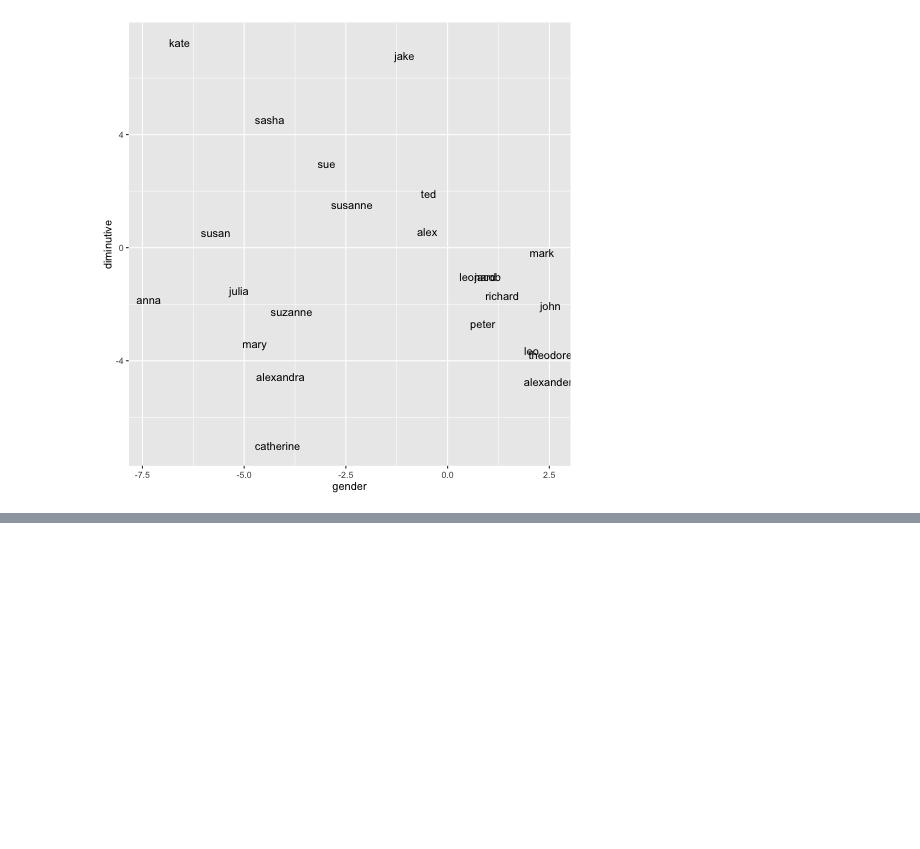
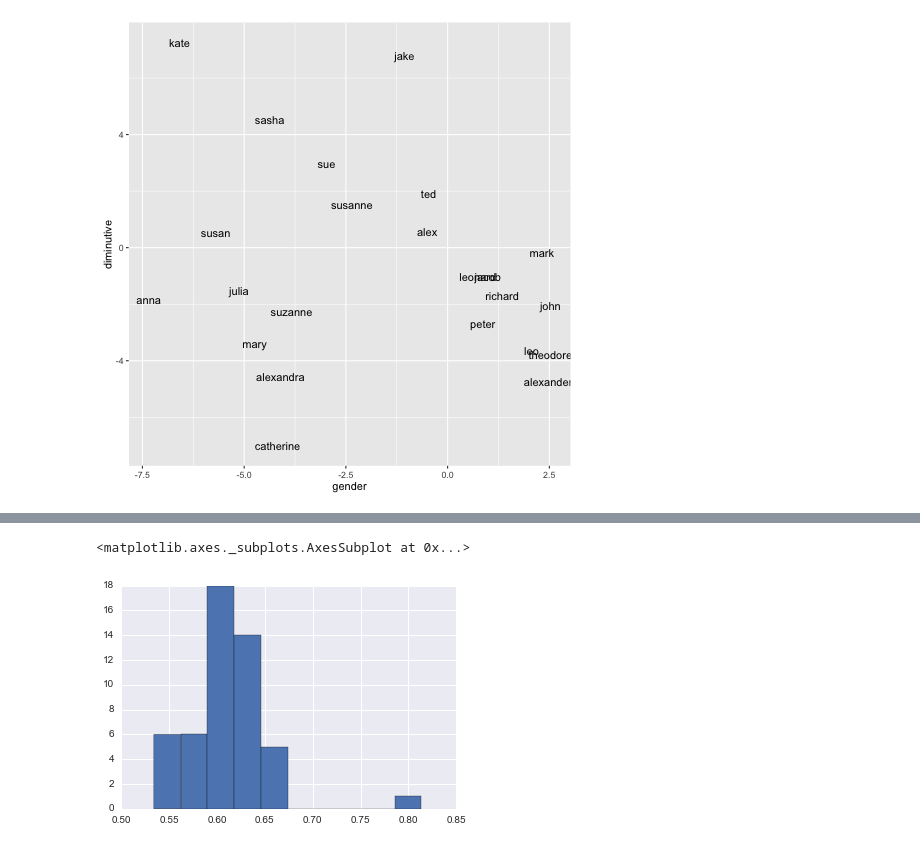
Before and after one commit to lamyiowce/word2viz, a Jupyter notebook: notebooks_migdal/0_glove_vecs.ipynb, the cells around one changed output, grey strips where cells are left out. Saved outputs shown, nothing was run; the diff lists cells and outputs as text; code cells hidden in the pictures; blank space fills up the shorter version.

```diff
--- a/notebooks_migdal/0_glove_vecs.ipynb
+++ b/notebooks_migdal/0_glove_vecs.ipynb
@@ -109,0 +149,5 @@ ggplot(df_plot, aes(gender, diminutive, label=name)) +
+# %%
+df.std().hist()
+# %% [output]
+<matplotlib.axes._subplots.AxesSubplot at 0x...>
+[figure, added]
```
Also changed, not shown: parts of 10 cells of this notebook.
